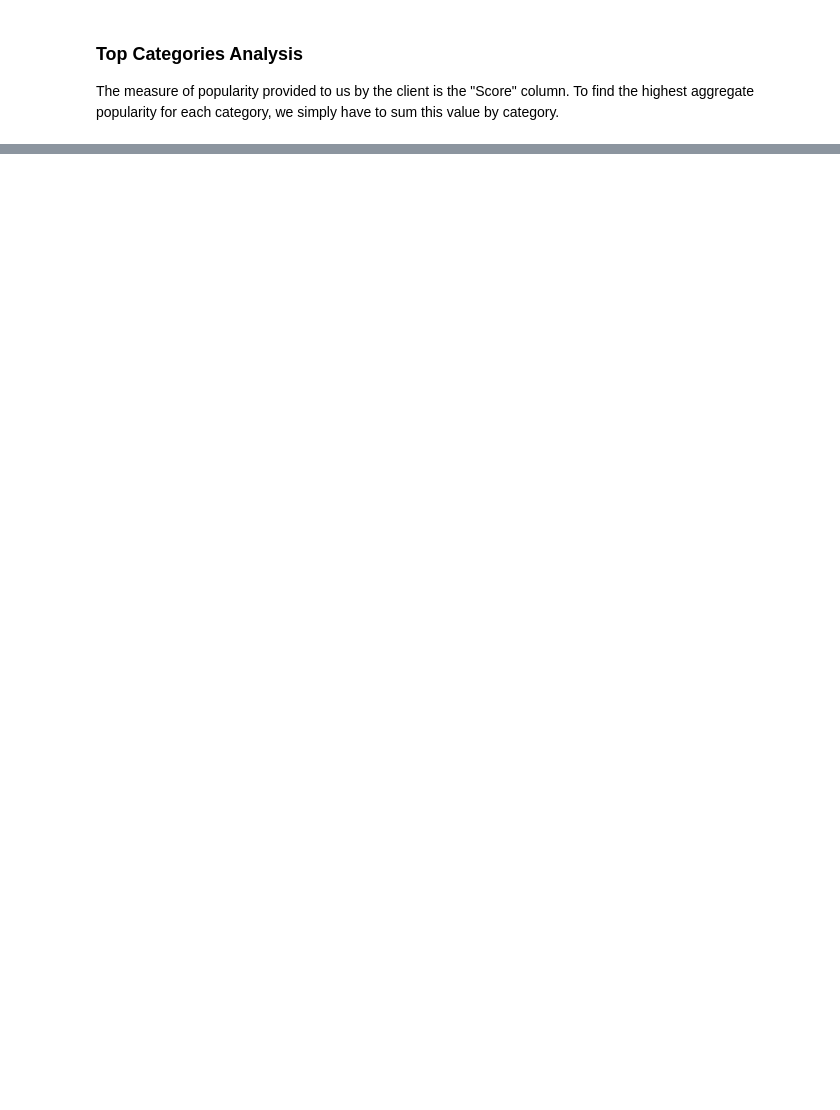
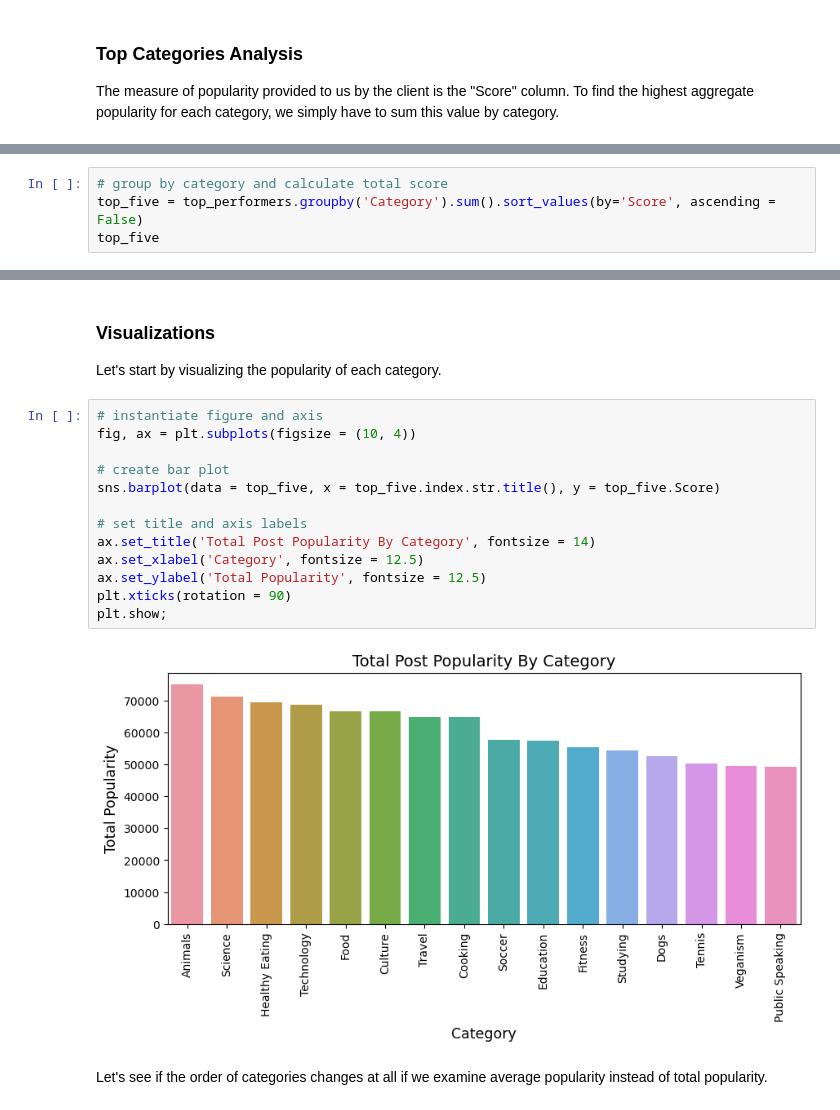
Before and after one commit to emgerber88/accenture_forage_virtual_experience, a Jupyter notebook: SocialBuzz_EDA_Analysis.ipynb, the cells around one changed output, grey strips where cells are left out. Drawn from its saved outputs; the diff is of its cells as text; blank space fills up the shorter version.

```diff
--- a/SocialBuzz_EDA_Analysis.ipynb
+++ b/SocialBuzz_EDA_Analysis.ipynb
@@ -304,0 +271,4 @@ top_five.head()
+# %%
+# group by category and calculate total score
+top_five = top_performers.groupby('Category').sum().sort_values(by='Score', ascending = False)
+top_five
@@ -306,0 +306,20 @@ There's our answer - the top five categories by aggregate popularity are **anima
+# %% [markdown]
+### Visualizations
+Let's start by visualizing the popularity of each category.
+# %%
+# instantiate figure and axis
+fig, ax = plt.subplots(figsize = (10, 4))
+
+# create bar plot
+sns.barplot(data = top_five, x = top_five.index.str.title(), y = top_five.Score)
+
+# set title and axis labels
+ax.set_title('Total Post Popularity By Category', fontsize = 14)
+ax.set_xlabel('Category', fontsize = 12.5)
+ax.set_ylabel('Total Popularity', fontsize = 12.5)
+plt.xticks(rotation = 90)
+plt.show;
+# %% [output]
+[figure, added]
+# %% [markdown]
+Let's see if the order of categories changes at all if we examine average popularity instead of total popularity.
```
Also changed, not shown: parts of 49 cells of this notebook, 2 other files.
